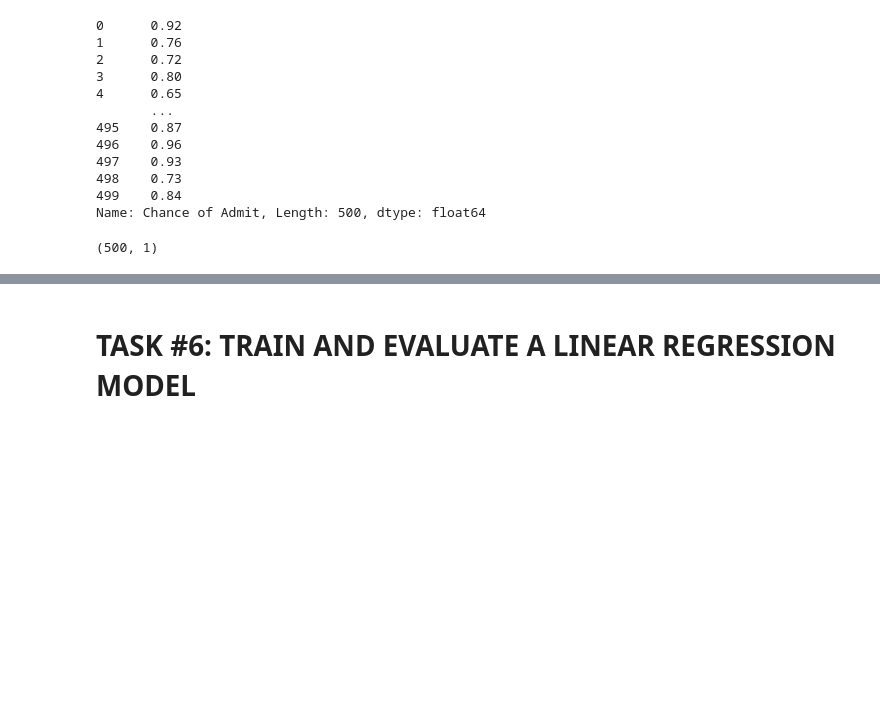
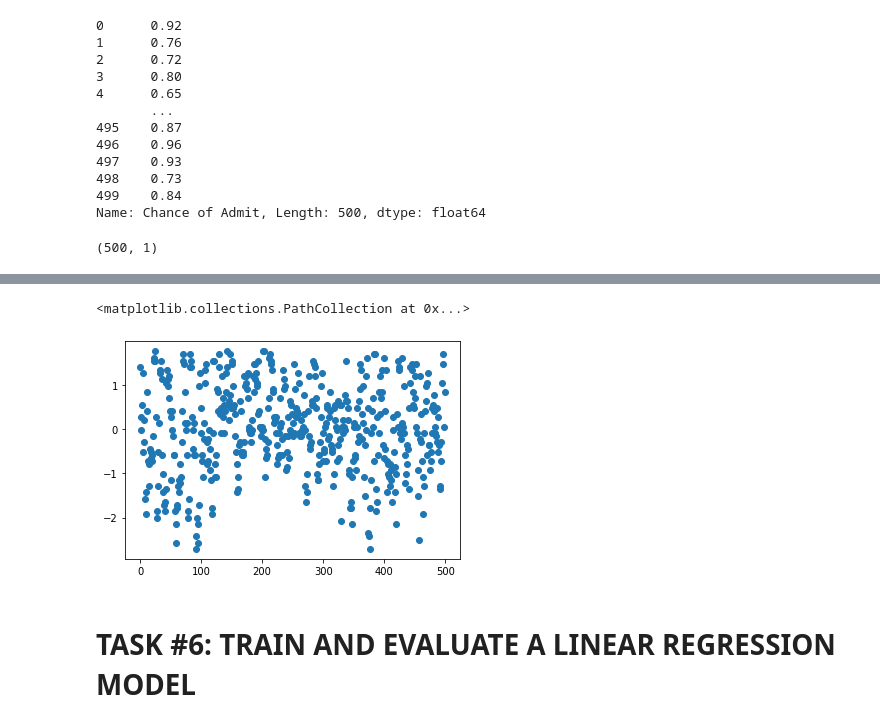
Before and after one commit to sarihuminer/mlcourse-Nov22, a Jupyter notebook: Multiple_regression2.ipynb, the cells around one changed output, grey strips where cells are left out. Drawn from its saved outputs; the diff is of its cells as text; code cells hidden in the pictures; blank space fills up the shorter version.

```diff
--- a/Multiple_regression2.ipynb
+++ b/Multiple_regression2.ipynb
@@ -191,6 +207,10 @@ X=scaler_x.fit_transform(X)
 # %%
 scaler_y=StandardScaler()
 y=scaler_y.fit_transform(y)
+plt.scatter([np.arange(500)],y)
+# %% [output]
+<matplotlib.collections.PathCollection at 0x...>
+[figure, added]
 # %%
 from sklearn.model_selection import train_test_split
 X_train,X_test,y_train,y_test=train_test_split(X,y,test_size=0.15)
```
Also changed, not shown: parts of 11 cells of this notebook.
